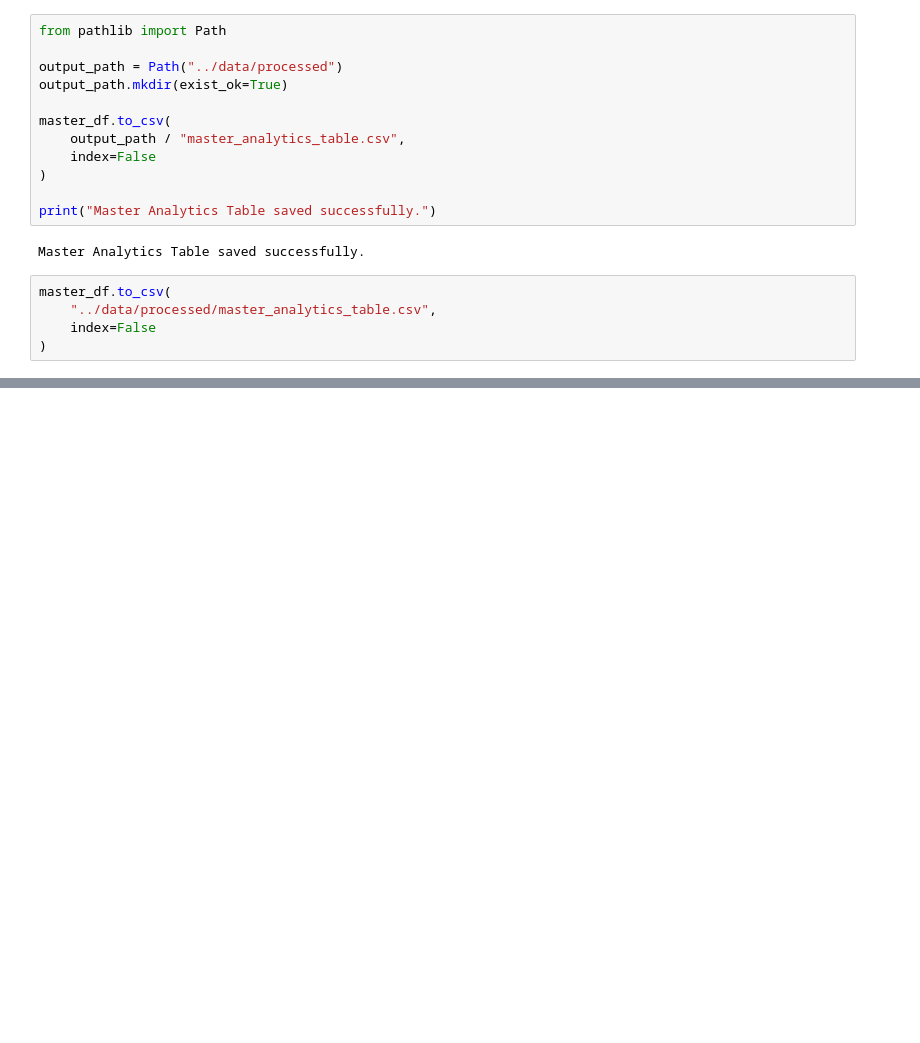
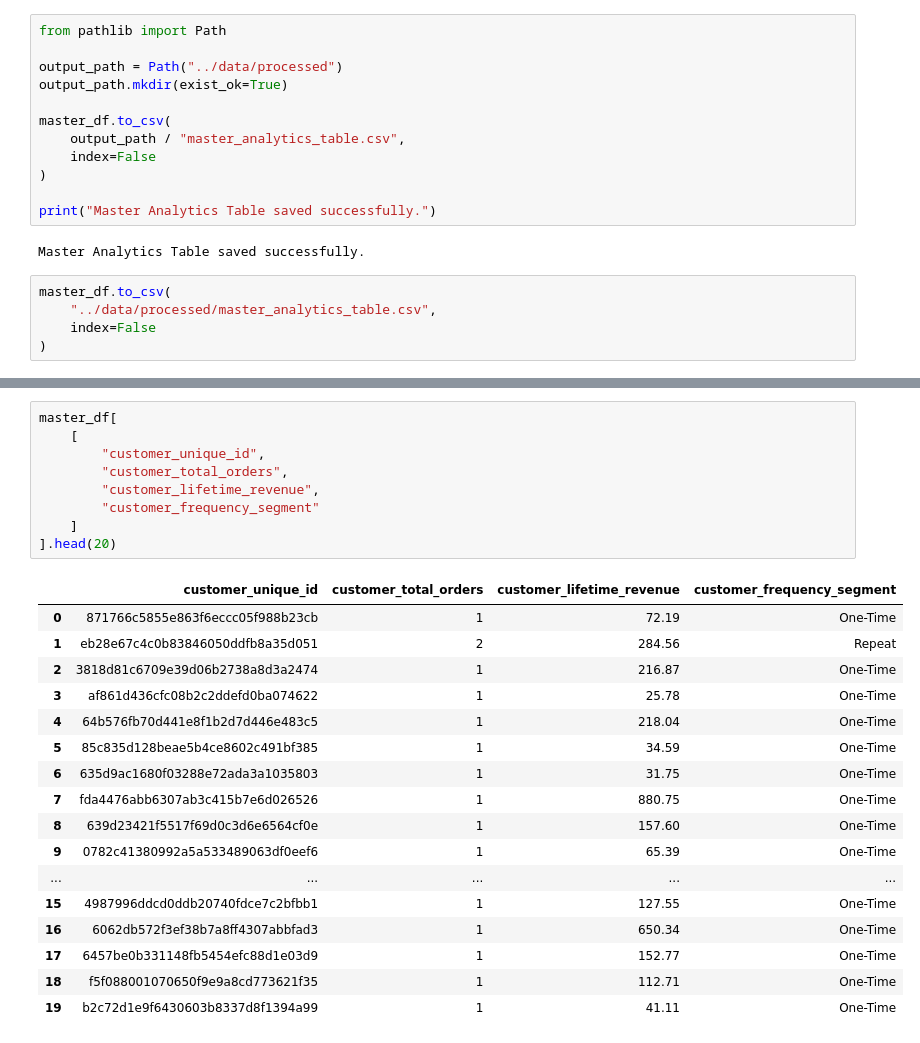
Before and after one commit to ttashi7/ecommerce-sales-intelligence, a Jupyter notebook: notebooks/02_data_cleaning.ipynb, the cells around one changed output, grey strips where cells are left out. Saved outputs shown, nothing was run; the diff lists cells and outputs as text; blank space fills up the shorter version.

```diff
--- a/notebooks/02_data_cleaning.ipynb
+++ b/notebooks/02_data_cleaning.ipynb
@@ -518,0 +586,27 @@ master_df.to_csv(
+# %%
+master_df[
+    [
+        "customer_unique_id",
+        "customer_total_orders",
+        "customer_lifetime_revenue",
+        "customer_frequency_segment"
+    ]
+].head(20)
+# %% [output]
+|  | customer_unique_id | customer_total_orders | customer_lifetime_revenue | customer_frequency_segment |
+| 0 | 871766c5855e863f6eccc05f988b23cb | 1 | 72.19 | One-Time |
+| 1 | eb28e67c4c0b83846050ddfb8a35d051 | 2 | 284.56 | Repeat |
+| 2 | 3818d81c6709e39d06b2738a8d3a2474 | 1 | 216.87 | One-Time |
+| 3 | af861d436cfc08b2c2ddefd0ba074622 | 1 | 25.78 | One-Time |
+| 4 | 64b576fb70d441e8f1b2d7d446e483c5 | 1 | 218.04 | One-Time |
+| 5 | 85c835d128beae5b4ce8602c491bf385 | 1 | 34.59 | One-Time |
+| 6 | 635d9ac1680f03288e72ada3a1035803 | 1 | 31.75 | One-Time |
+| 7 | fda4476abb6307ab3c415b7e6d026526 | 1 | 880.75 | One-Time |
+| 8 | 639d23421f5517f69d0c3d6e6564cf0e | 1 | 157.60 | One-Time |
+| 9 | 0782c41380992a5a533489063df0eef6 | 1 | 65.39 | One-Time |
+| ... | ... | ... | ... | ... |
+| 15 | 4987996ddcd0ddb20740fdce7c2bfbb1 | 1 | 127.55 | One-Time |
+| 16 | 6062db572f3ef38b7a8ff4307abbfad3 | 1 | 650.34 | One-Time |
+| 17 | 6457be0b331148fb5454efc88d1e03d9 | 1 | 152.77 | One-Time |
+| 18 | f5f088001070650f9e9a8cd773621f35 | 1 | 112.71 | One-Time |
+| 19 | b2c72d1e9f6430603b8337d8f1394a99 | 1 | 41.11 | One-Time |
```
Also changed, not shown: parts of 8 cells of this notebook, 5 other files.
